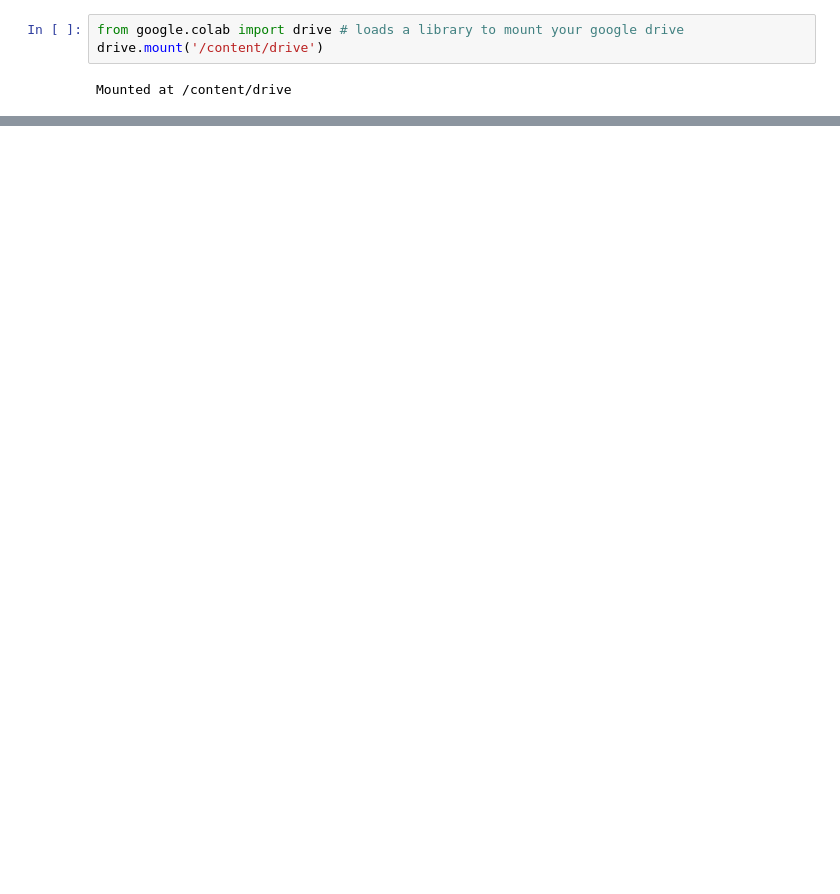
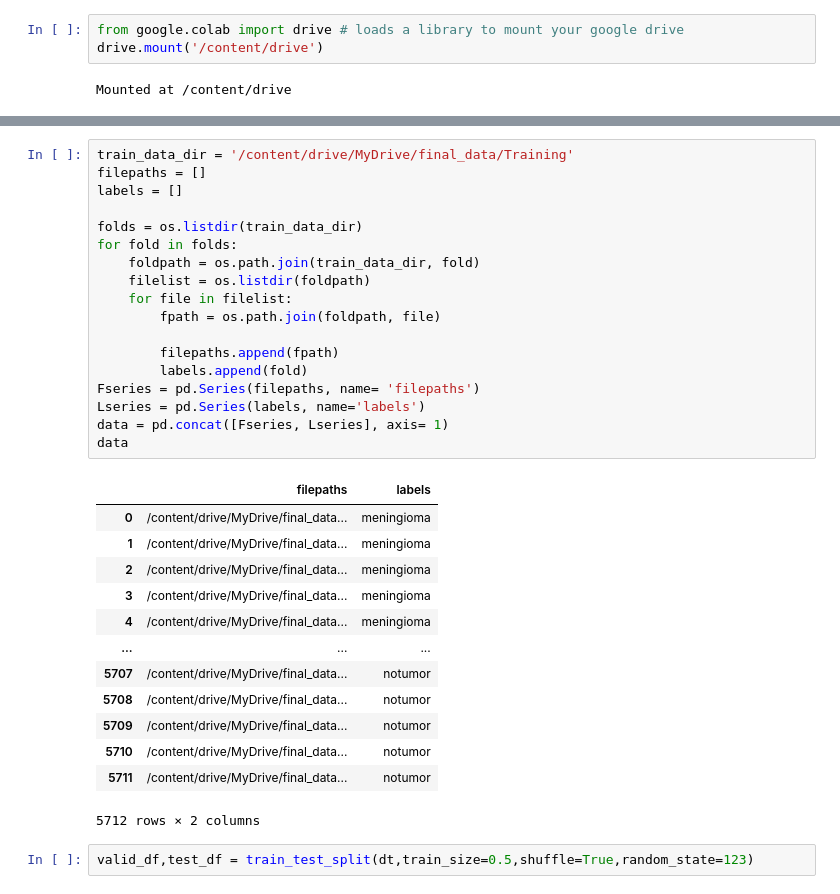
Before and after one commit to afaqez/brain_tumour_detection, a Jupyter notebook: notebooks/Resnet_50_tumors.ipynb, the cells around one changed output, grey strips where cells are left out. Drawn from its saved outputs; the diff is of its cells as text; blank space fills up the shorter version.

```diff
--- a/notebooks/Resnet_50_tumors.ipynb
+++ b/notebooks/Resnet_50_tumors.ipynb
@@ -228,0 +72,34 @@ plt.show()
+# %%
+train_data_dir = '/content/drive/MyDrive/final_data/Training'
+filepaths = []
+labels = []
+
+folds = os.listdir(train_data_dir)
+for fold in folds:
+    foldpath = os.path.join(train_data_dir, fold)
+    filelist = os.listdir(foldpath)
+    for file in filelist:
+        fpath = os.path.join(foldpath, file)
+
+        filepaths.append(fpath)
+        labels.append(fold)
+Fseries = pd.Series(filepaths, name= 'filepaths')
+Lseries = pd.Series(labels, name='labels')
+data = pd.concat([Fseries, Lseries], axis= 1)
+data
+# %% [output]
+|  | filepaths | labels |
+| 0 | /content/drive/MyDrive/final_data... | meningioma |
+| 1 | /content/drive/MyDrive/final_data... | meningioma |
+| 2 | /content/drive/MyDrive/final_data... | meningioma |
+| 3 | /content/drive/MyDrive/final_data... | meningioma |
+| 4 | /content/drive/MyDrive/final_data... | meningioma |
+| ... | ... | ... |
+| 5707 | /content/drive/MyDrive/final_data... | notumor |
+| 5708 | /content/drive/MyDrive/final_data... | notumor |
+| 5709 | /content/drive/MyDrive/final_data... | notumor |
+| 5710 | /content/drive/MyDrive/final_data... | notumor |
+| 5711 | /content/drive/MyDrive/final_data... | notumor |
+5712 rows × 2 columns
+# %%
+valid_df,test_df = train_test_split(dt,train_size=0.5,shuffle=True,random_state=123)
```
Also changed, not shown: parts of 27 cells of this notebook, 4 other files.
